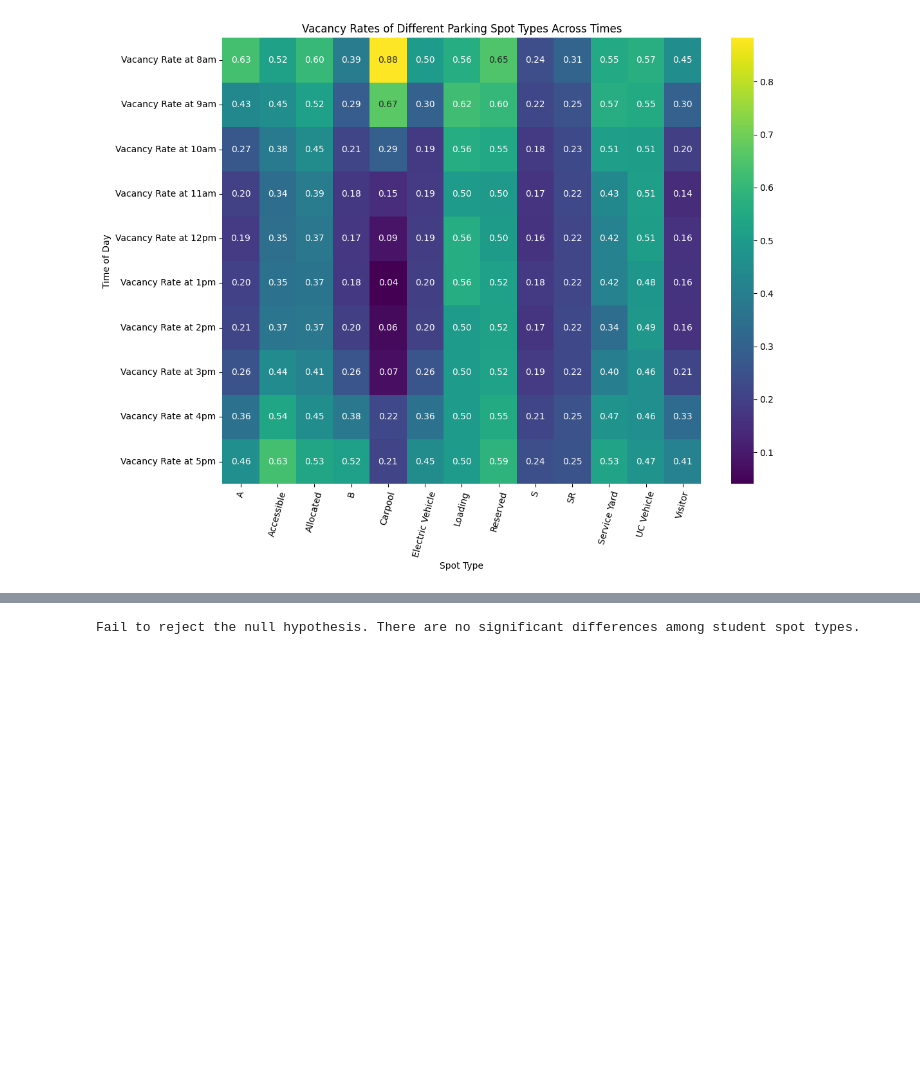
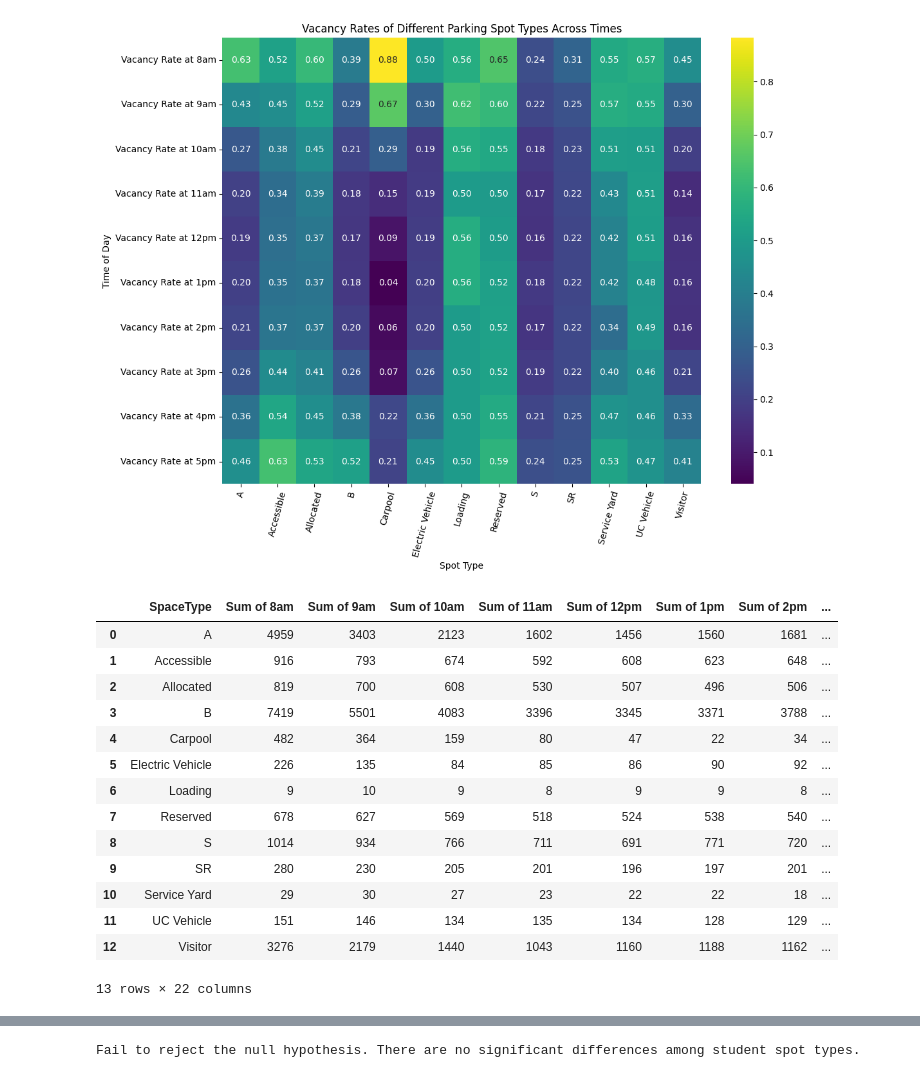
Before and after one commit to DanielJu0925/math189_project, a Jupyter notebook: data_process_plus_testing.ipynb, the cells around one changed output, grey strips where cells are left out. Cells and saved outputs as stored; diff of their text form; code cells hidden in the pictures; blank space fills up the shorter version.

```diff
--- a/data_process_plus_testing.ipynb
+++ b/data_process_plus_testing.ipynb
@@ -321,6 +336,24 @@ plt.xticks(rotation=75)
 plt.show()
 # %% [output]
 [figure]
+# %%
+df_filtered_2
+# %% [output]
+|  | SpaceType | Sum of 8am | Sum of 9am | Sum of 10am | Sum of 11am | Sum of 12pm | Sum of 1pm | Sum of 2pm | ... |
+| 0 | A | 4959 | 3403 | 2123 | 1602 | 1456 | 1560 | 1681 | ... |
+| 1 | Accessible | 916 | 793 | 674 | 592 | 608 | 623 | 648 | ... |
+| 2 | Allocated | 819 | 700 | 608 | 530 | 507 | 496 | 506 | ... |
+| 3 | B | 7419 | 5501 | 4083 | 3396 | 3345 | 3371 | 3788 | ... |
+| 4 | Carpool | 482 | 364 | 159 | 80 | 47 | 22 | 34 | ... |
+| 5 | Electric Vehicle | 226 | 135 | 84 | 85 | 86 | 90 | 92 | ... |
+| 6 | Loading | 9 | 10 | 9 | 8 | 9 | 9 | 8 | ... |
+| 7 | Reserved | 678 | 627 | 569 | 518 | 524 | 538 | 540 | ... |
+| 8 | S | 1014 | 934 | 766 | 711 | 691 | 771 | 720 | ... |
+| 9 | SR | 280 | 230 | 205 | 201 | 196 | 197 | 201 | ... |
+| 10 | Service Yard | 29 | 30 | 27 | 23 | 22 | 22 | 18 | ... |
+| 11 | UC Vehicle | 151 | 146 | 134 | 135 | 134 | 128 | 129 | ... |
+| 12 | Visitor | 3276 | 2179 | 1440 | 1043 | 1160 | 1188 | 1162 | ... |
+13 rows × 22 columns
 # %%
 #linear graph of parking vacancy rates across times vs. parking structures
 plt.figure(figsize=(12, 9))
```
Also changed, not shown: parts of 41 cells of this notebook.
